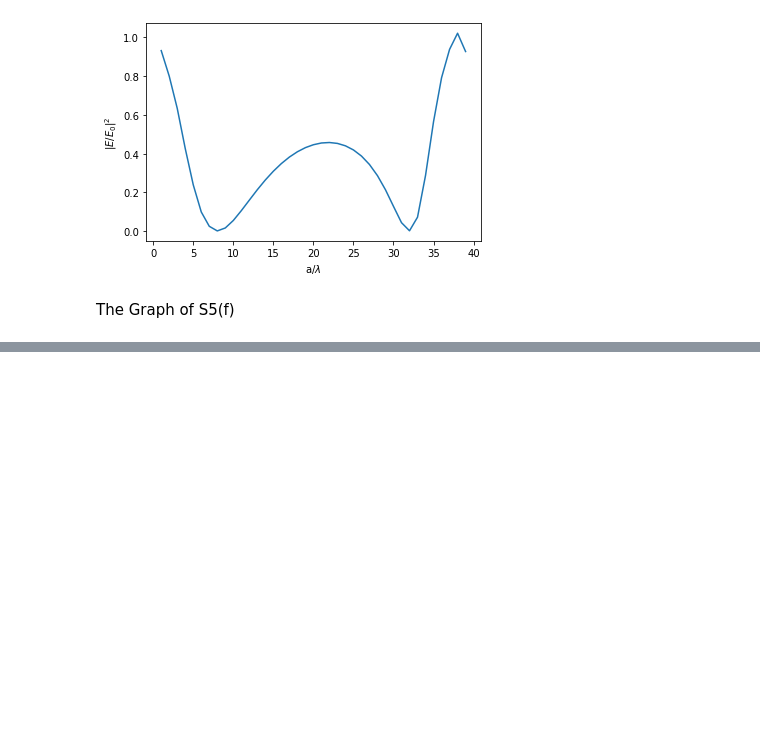
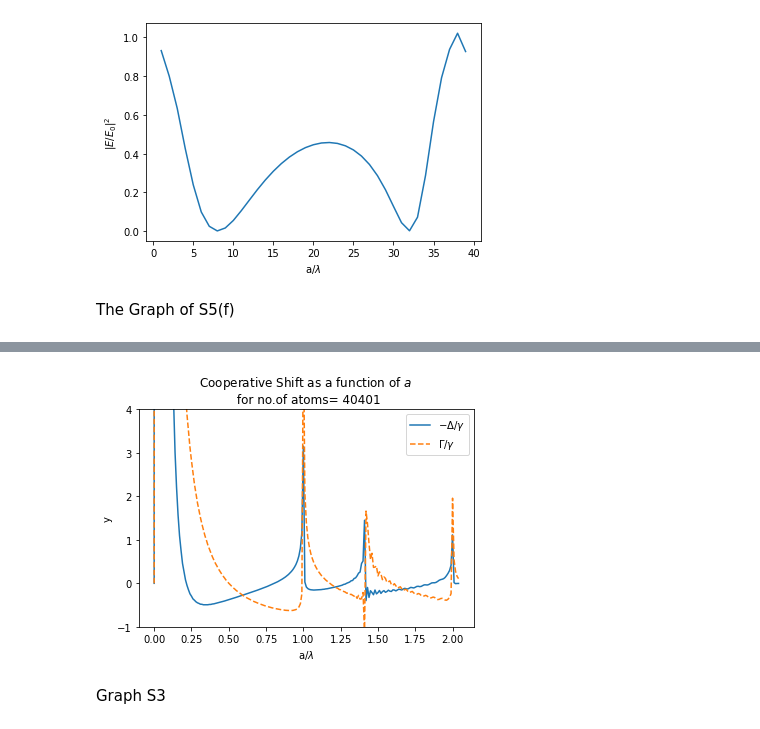
Before and after one commit to ReyshaJV/weizmann-internship, a Jupyter notebook: Light on atomic array.ipynb, the cells around one changed output, grey strips where cells are left out. Drawn from its saved outputs; the diff is of its cells as text; code cells hidden in the pictures; blank space fills up the shorter version.

```diff
--- a/Light on atomic array.ipynb
+++ b/Light on atomic array.ipynb
@@ -506,3 +633,36 @@ plt.show()
+# %%
+wavelength=500*10**-9 # m
+no_of_iterations=200
+a_indices = range(0,no_of_iterations+5)
+n_side=201 #to be kept odd for the central atom to be well defined
+n=n_side**2
+Delta_and_Gamma_for_a = np.zeros(shape=(len(a_indices),2)) # to store the values of Delta by gamma and Gamma by gamma
+for a_index in a_indices:
+    a_iter=a_index*(2*wavelength)/no_of_iterations
+    L_iter=(n_side-1)*a_iter
+    R_iter=np.zeros(shape=(n,3))
+
+    for i in range(0,n):
+        R_iter[i]=((-L_iter/2+a_iter*(i%n_side)),(L_iter/2-a_iter*int((i/n_side))),0)
+
+    arr_iter=atomic_array(a_iter,R_iter)
+
+    Delta_and_Gamma_for_a[a_index]=arr_iter.CooperativeShift(wavelength)
+# %%
+plt.plot(np.array(a_indices)/(no_of_iterations/2),-Delta_and_Gamma_for_a[:,0],label='$- \Delta/ \gamma$')#, s=10, c='black')
+plt.plot(np.array(a_indices)/(no_of_iterations/2),Delta_and_Gamma_for_a[:,1],label='$ \Gamma / \gamma$',linestyle='dashed')#, s=10, c='black')
+
+plt.xlabel('a/$\lambda$')
+plt.ylabel('y')
+plt.ylim(-1,4)
+plt.title(f'Cooperative Shift as a function of $a$ \n for no.of atoms= {n}')
+plt.legend()
+
+plt.show()
+# %% [output]
+[figure, added]
+# %% [markdown]
+Graph S3
 # %%
 import csv
 reader=csv.reader(open('CoopShift.csv'))
```
Also changed, not shown: parts of 8 cells of this notebook.
